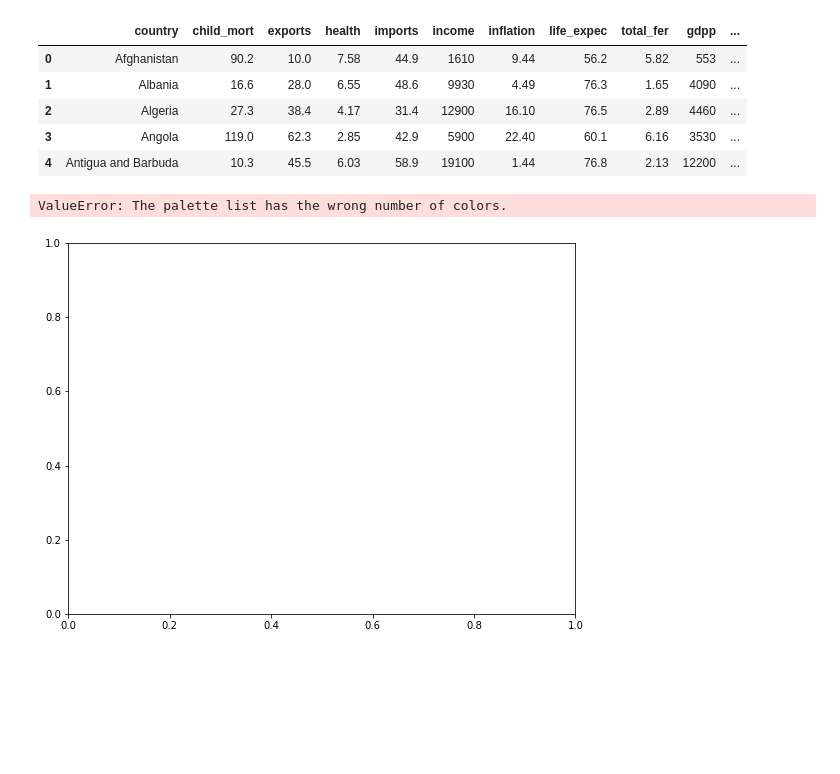
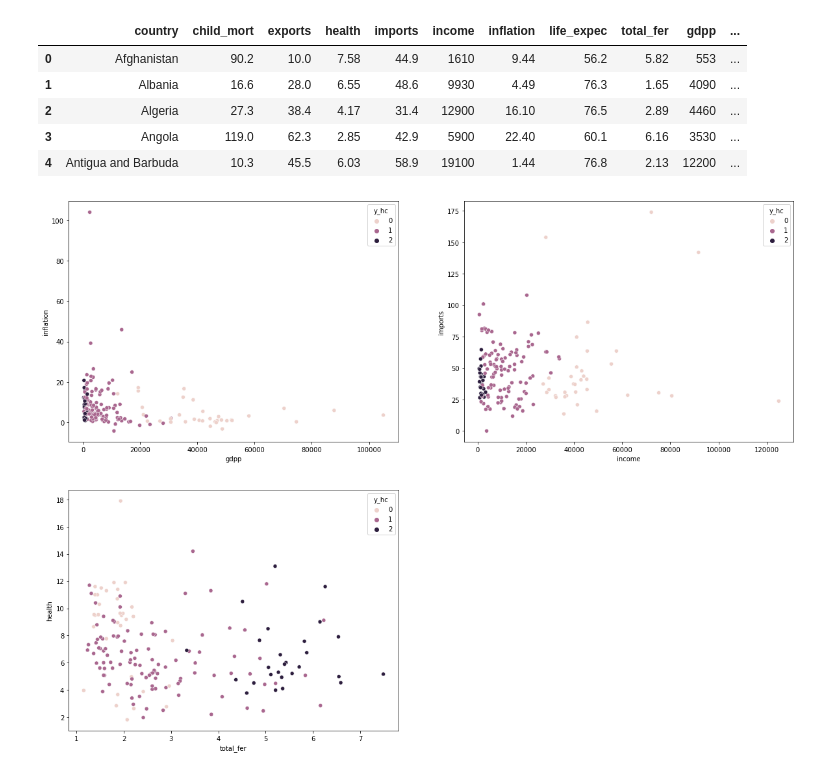
Before and after one commit to ashikaj23/DSA_Q-A_Activity, a Jupyter notebook: Q&A week 14.ipynb, the cells around one changed output. Drawn from its saved outputs; the diff is of its cells as text; code cells hidden in the pictures; blank space fills up the shorter version.

```diff
--- a/Q&A week 14.ipynb
+++ b/Q&A week 14.ipynb
@@ -261,12 +261,11 @@ data.head()
 # %%
 plt.figure(figsize=(20,15))
 plt.subplot(2,2,1)
-sns.scatterplot(x = 'gdpp', y = 'child_mort', data= data, hue = 'y_hc')
+sns.scatterplot(x = 'gdpp', y = 'inflation', data= data, hue = 'y_hc')
 plt.subplot(2,2,2)
-sns.scatterplot(x = 'income', y = 'exports', data= data, hue = 'y_hc')
+sns.scatterplot(x = 'income', y = 'imports', data= data, hue = 'y_hc')
 plt.subplot(2,2,3)
-sns.scatterplot(x = 'child_mort', y = 'health', data= data, hue = 'y_hc')
+sns.scatterplot(x = 'total_fer', y = 'health', data= data, hue = 'y_hc')
 plt.show()
 # %% [output]
-ValueError: The palette list has the wrong number of colors.
-[figure, old version]
+[figure, new version]
```
